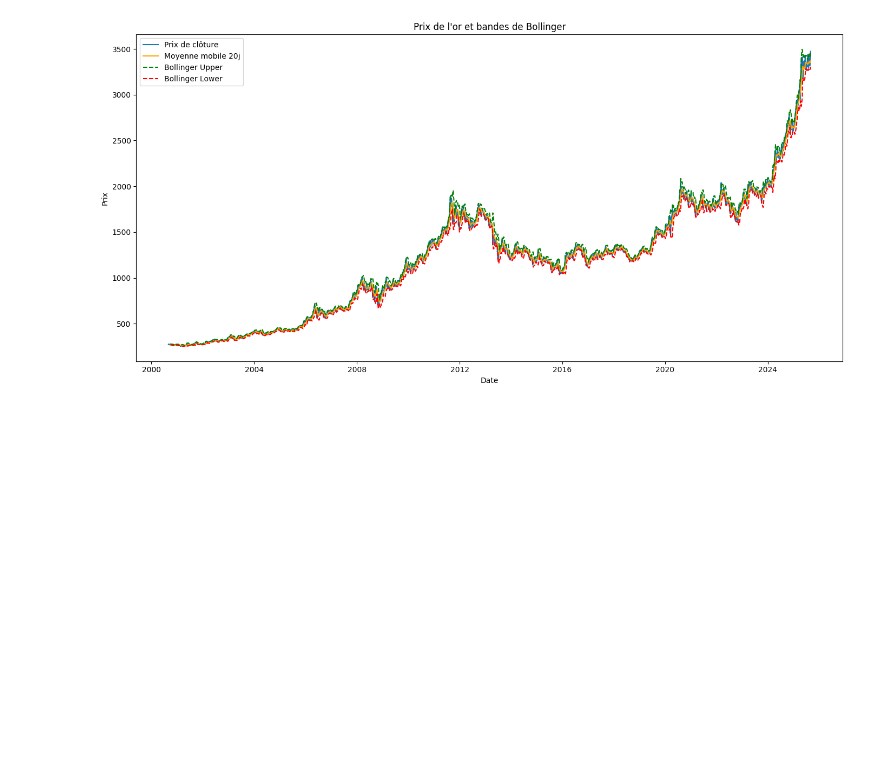
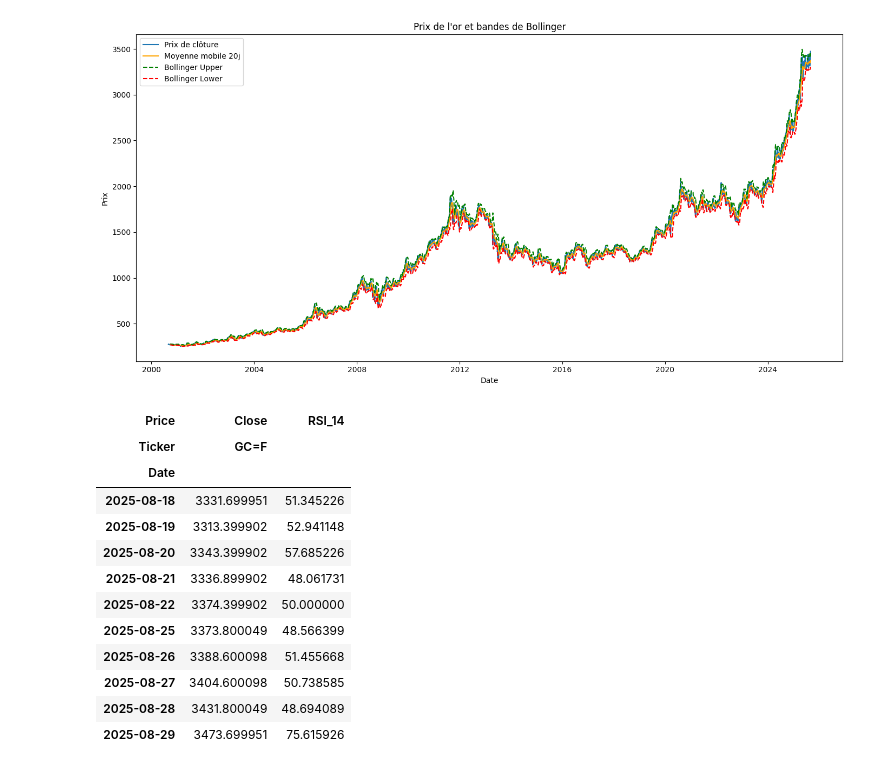
Before and after one commit to florent2905/Python-Project, a Jupyter notebook: Jupyter project.ipynb, the cells around one changed output. Saved outputs shown, nothing was run; the diff lists cells and outputs as text; code cells hidden in the pictures; blank space fills up the shorter version.

```diff
--- a/Jupyter project.ipynb
+++ b/Jupyter project.ipynb
@@ -202,3 +214,31 @@ plt.tight_layout()
 plt.show()
 # %% [output]
 [figure]
+# %%
+# Calcul du RSI sur 14 jours
+def compute_rsi(series, window=14):
+    delta = series.diff()
+    gain = delta.clip(lower=0)
+    loss = -delta.clip(upper=0)
+    avg_gain = gain.rolling(window=window).mean()
+    avg_loss = loss.rolling(window=window).mean()
+    rs = avg_gain / avg_loss
+    rsi = 100 - (100 / (1 + rs))
+    return rsi
+
+gold['RSI_14'] = compute_rsi(gold['Close'], window=14)
+gold[['Close', 'RSI_14']].tail(10)
+# %% [output]
+| Price | Close | RSI_14 |
+| Ticker | GC=F |  |
+| Date |  |  |
+| 2025-08-18 | 3331.699951 | 51.345226 |
+| 2025-08-19 | 3313.399902 | 52.941148 |
+| 2025-08-20 | 3343.399902 | 57.685226 |
+| 2025-08-21 | 3336.899902 | 48.061731 |
+| 2025-08-22 | 3374.399902 | 50.000000 |
+| 2025-08-25 | 3373.800049 | 48.566399 |
+| 2025-08-26 | 3388.600098 | 51.455668 |
+| 2025-08-27 | 3404.600098 | 50.738585 |
+| 2025-08-28 | 3431.800049 | 48.694089 |
+| 2025-08-29 | 3473.699951 | 75.615926 |
```
Also changed, not shown: parts of 3 cells of this notebook.
